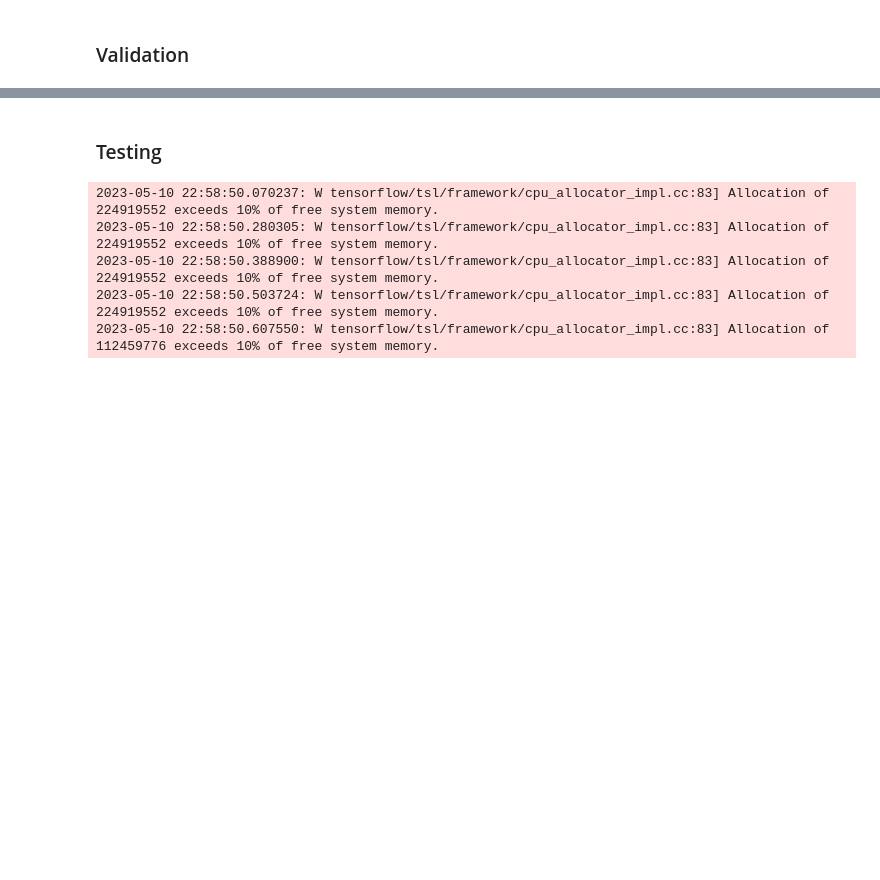
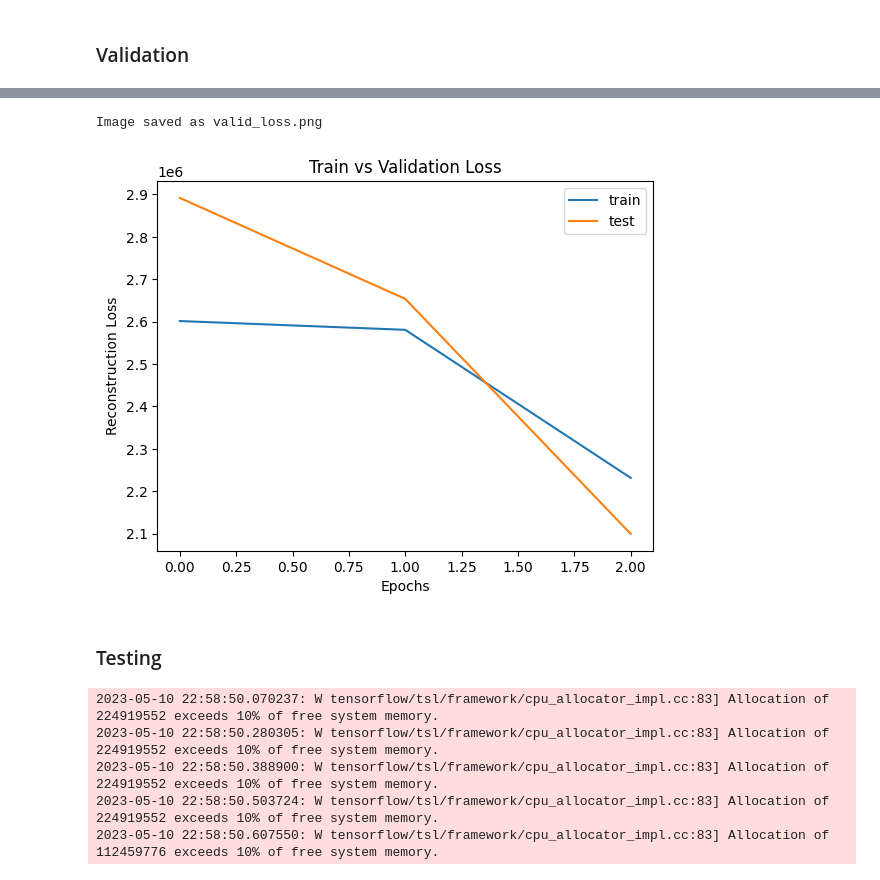
Before and after one commit to ronocara/Thesis-MURA, a Jupyter notebook: cara-main.ipynb, the cells around one changed output, grey strips where cells are left out. Drawn from its saved outputs; the diff is of its cells as text; code cells hidden in the pictures; blank space fills up the shorter version.

```diff
--- a/cara-main.ipynb
+++ b/cara-main.ipynb
@@ -74,3 +63,8 @@ pyplot.show()
+# %%
+valid_plot.valid_loss()
+# %% [output]
+Image saved as valid_loss.png
+[figure, added]
 # %% [markdown]
 ### Testing
 # %%
```
Also changed, not shown: parts of 7 cells of this notebook, 6 other files.
